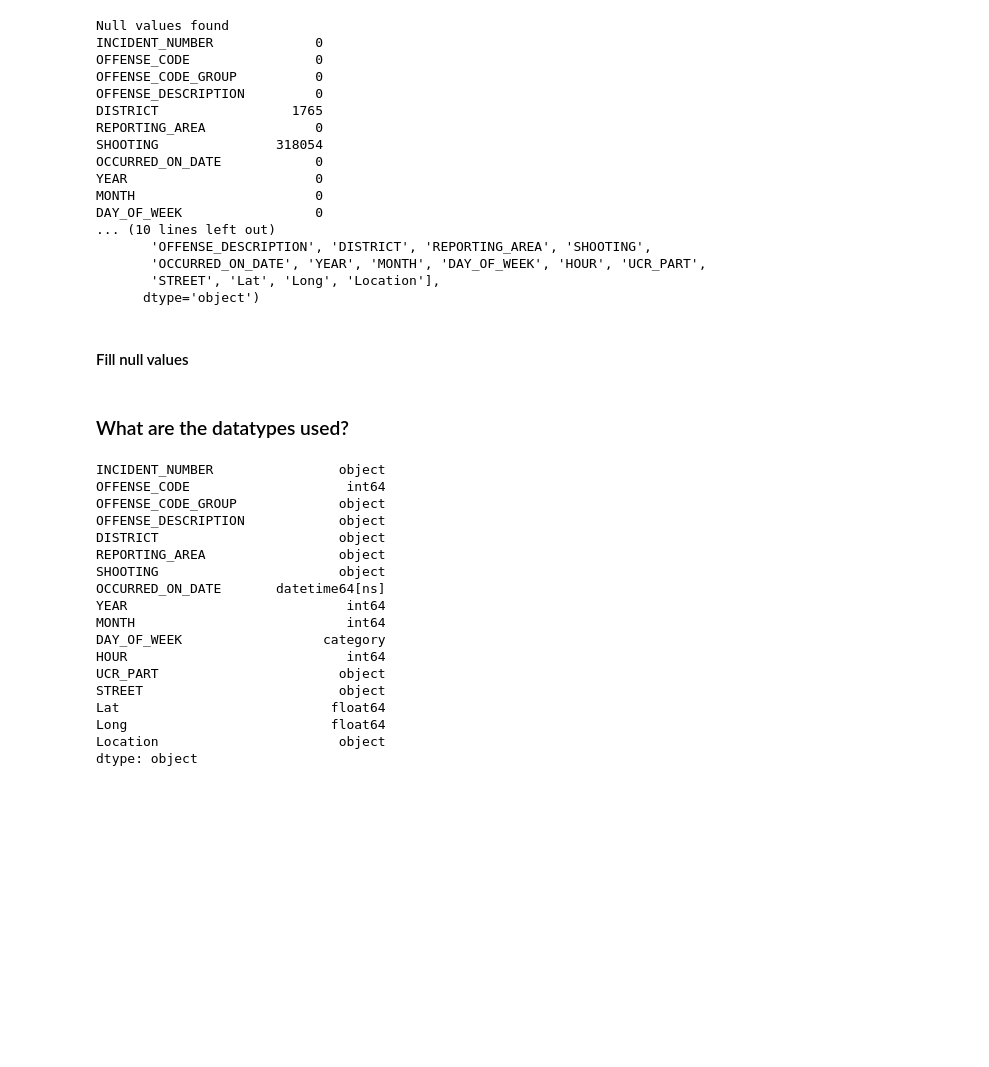
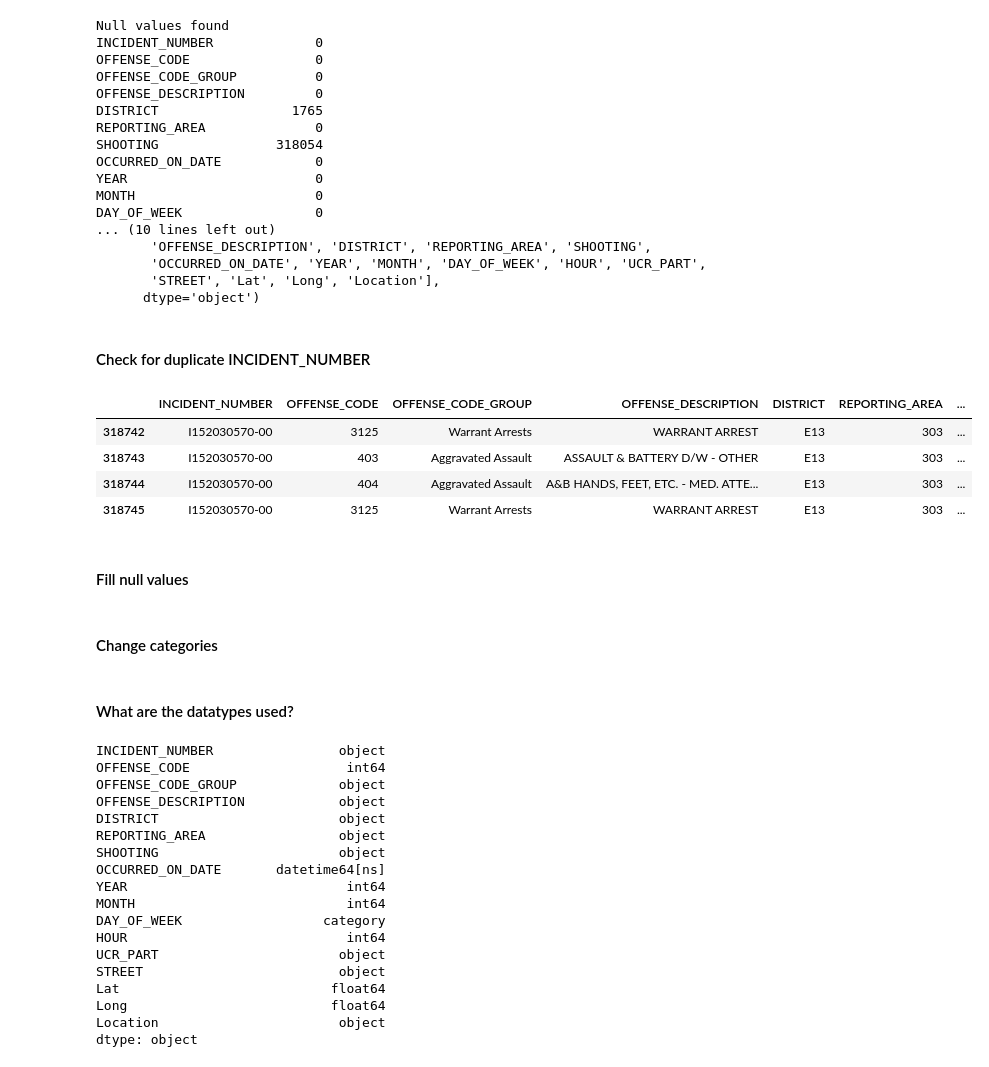
Before and after one commit to BlocknBoom123/CrimePy, a Jupyter notebook: Boston/BostonCrime.ipynb, the cells around one changed output. Cells and saved outputs as stored; diff of their text form; code cells hidden in the pictures; blank space fills up the shorter version.

```diff
--- a/Boston/BostonCrime.ipynb
+++ b/Boston/BostonCrime.ipynb
@@ -54,5 +54,15 @@ DAY_OF_WEEK                 0
        'OCCURRED_ON_DATE', 'YEAR', 'MONTH', 'DAY_OF_WEEK', 'HOUR', 'UCR_PART',
        'STREET', 'Lat', 'Long', 'Location'],
       dtype='object')
+# %% [markdown]
+#### Check for duplicate INCIDENT_NUMBER
+# %%
+df[df['INCIDENT_NUMBER'] == 'I152030570-00']
+# %% [output]
+|  | INCIDENT_NUMBER | OFFENSE_CODE | OFFENSE_CODE_GROUP | OFFENSE_DESCRIPTION | DISTRICT | REPORTING_AREA | ... |
+| 318742 | I152030570-00 | 3125 | Warrant Arrests | WARRANT ARREST | E13 | 303 | ... |
+| 318743 | I152030570-00 | 403 | Aggravated Assault | ASSAULT & BATTERY D/W - OTHER | E13 | 303 | ... |
+| 318744 | I152030570-00 | 404 | Aggravated Assault | A&B HANDS, FEET, ETC. - MED. ATTE... | E13 | 303 | ... |
+| 318745 | I152030570-00 | 3125 | Warrant Arrests | WARRANT ARREST | E13 | 303 | ... |
 # %% [markdown]
 #### Fill null values
@@ -59 +74,3 @@ DAY_OF_WEEK                 0
+# %% [markdown]
+#### Change categories
 # %%
@@ -63,7 +79,7 @@ df['DAY_OF_WEEK'] = pd.Categorical(df['DAY_OF_WEEK'],
               categories=['Monday','Tuesday','Wednesday','Thursday','Friday','Saturday','Sunday'],
               ordered=True)
 # %% [markdown]
-### What are the datatypes used?
+#### What are the datatypes used?
 # %%
 df.dtypes
 # %% [output]
```
Also changed, not shown: parts of 15 cells of this notebook, 6 other files.
